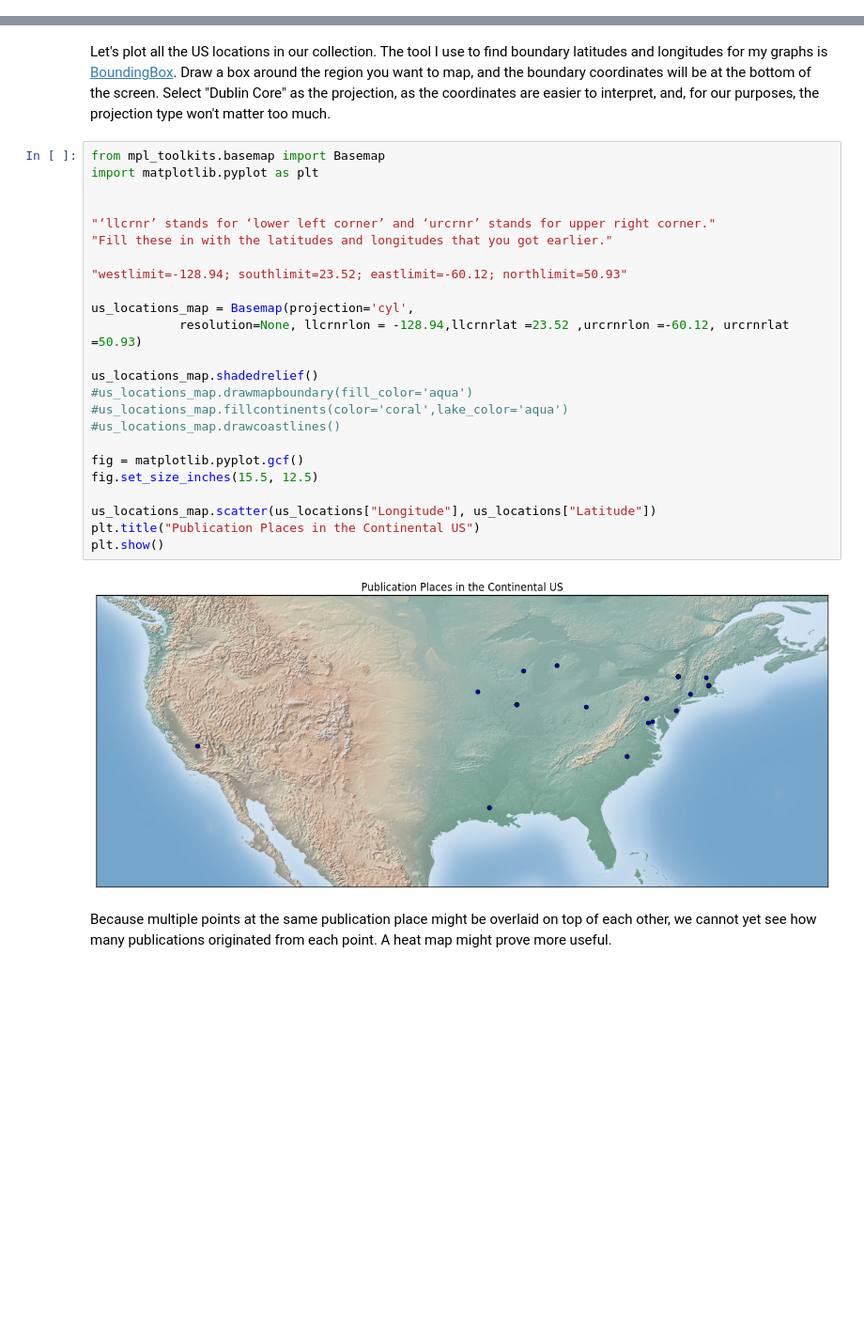
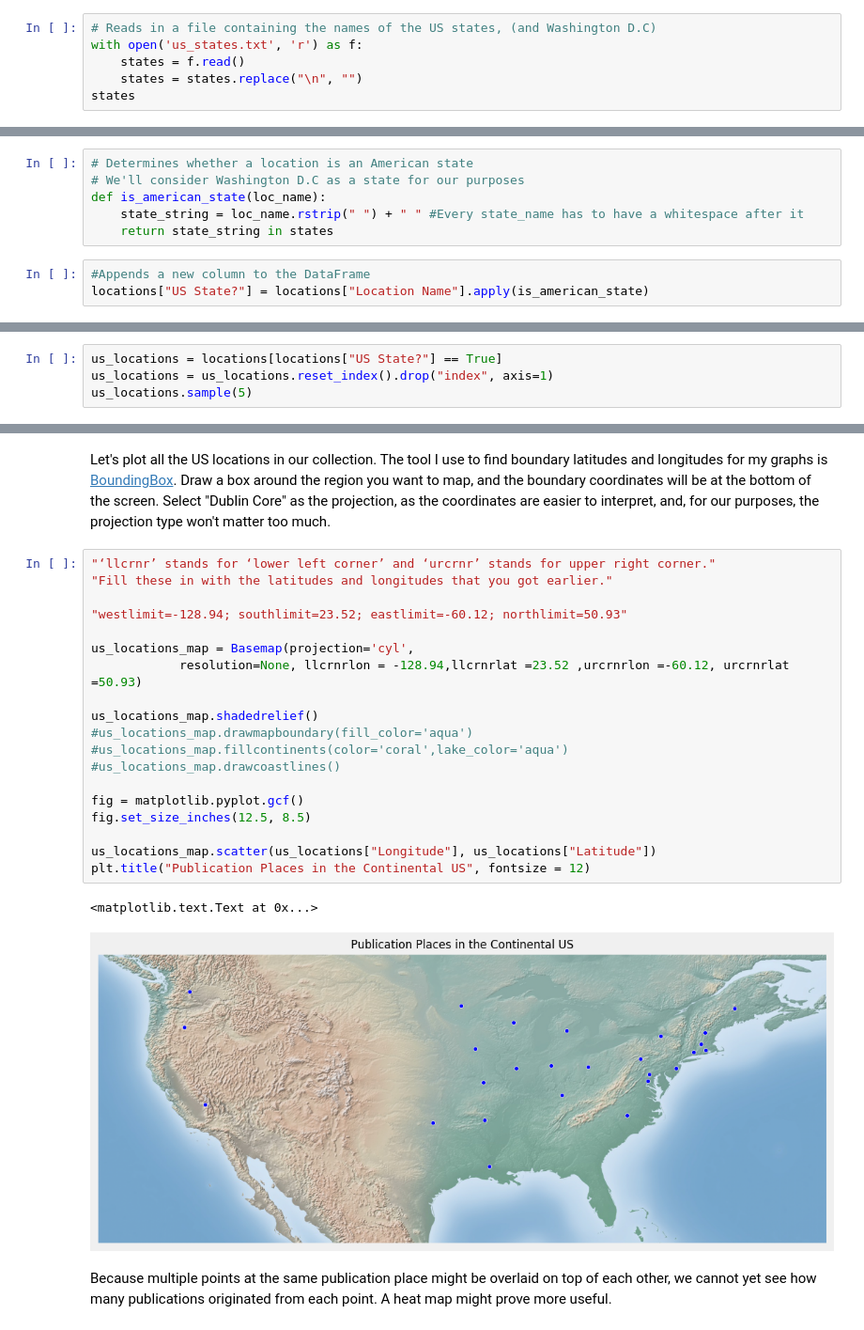
Before and after one commit to ds-modules/Library-HTRC, a Jupyter notebook: 03-mapping/Mapping the Books of the Dadaist Movement.ipynb, the cells around one changed output, grey strips where cells are left out. Shown at 94% size. Cells and saved outputs as stored; diff of their text form; blank space fills up the shorter version.

```diff
--- a/03-mapping/Mapping the Books of the Dadaist Movement.ipynb
+++ b/03-mapping/Mapping the Books of the Dadaist Movement.ipynb
@@ -507,0 +474,6 @@ new_locations_table
+# %%
+# Reads in a file containing the names of the US states, (and Washington D.C)
+with open('us_states.txt', 'r') as f:
+    states = f.read()
+    states = states.replace("\n", "")
+states
@@ -507,0 +482,9 @@ new_locations_table
+# %%
+# Determines whether a location is an American state
+# We'll consider Washington D.C as a state for our purposes
+def is_american_state(loc_name):
+    state_string = loc_name.rstrip(" ") + " " #Every state_name has to have a whitespace after it
+    return state_string in states
+# %%
+#Appends a new column to the DataFrame
+locations["US State?"] = locations["Location Name"].apply(is_american_state)
@@ -524,0 +528,4 @@ rest_locations = new_locations_table[new_locations_table["US State?"] == False]
+# %%
+us_locations = locations[locations["US State?"] == True]
+us_locations = us_locations.reset_index().drop("index", axis=1)
+us_locations.sample(5)
@@ -525,31 +550,27 @@ rest_locations = new_locations_table[new_locations_table["US State?"] == False]
 # %% [markdown]
 Let's plot all the US locations in our collection. The tool I use to find boundary latitudes and longitudes for my graphs is [BoundingBox](http://boundingbox.klokantech.com/). Draw a box around the region you want to map, and the boundary coordinates will be at the bottom of the screen. Select "Dublin Core" as the projection, as the coordinates are easier to interpret, and, for our purposes, the projection type won't matter too much.
 # %%
-from mpl_toolkits.basemap import Basemap
-import matplotlib.pyplot as plt
-
-
 "‘llcrnr’ stands for ‘lower left corner’ and ‘urcrnr’ stands for upper right corner."
 "Fill these in with the latitudes and longitudes that you got earlier."
 
 "westlimit=-128.94; southlimit=23.52; eastlimit=-60.12; northlimit=50.93"
 
 us_locations_map = Basemap(projection='cyl',
             resolution=None, llcrnrlon = -128.94,llcrnrlat =23.52 ,urcrnrlon =-60.12, urcrnrlat =50.93)
 
 us_locations_map.shadedrelief()
 #us_locations_map.drawmapboundary(fill_color='aqua')
 #us_locations_map.fillcontinents(color='coral',lake_color='aqua')
 #us_locations_map.drawcoastlines()
 
 fig = matplotlib.pyplot.gcf()
-fig.set_size_inches(15.5, 12.5)
+fig.set_size_inches(12.5, 8.5)
 
 us_locations_map.scatter(us_locations["Longitude"], us_locations["Latitude"])
-plt.title("Publication Places in the Continental US")
-plt.show()
+plt.title("Publication Places in the Continental US", fontsize = 12)
 # %% [output]
+<matplotlib.text.Text at 0x...>
-[figure, old version]
+[figure, new version]
 # %% [markdown]
 Because multiple points at the same publication place might be overlaid on top of each other, we cannot yet see how many publications originated from each point. A heat map might prove more useful.
 # %%
```
Also changed, not shown: parts of 59 cells of this notebook, 4 other files.
